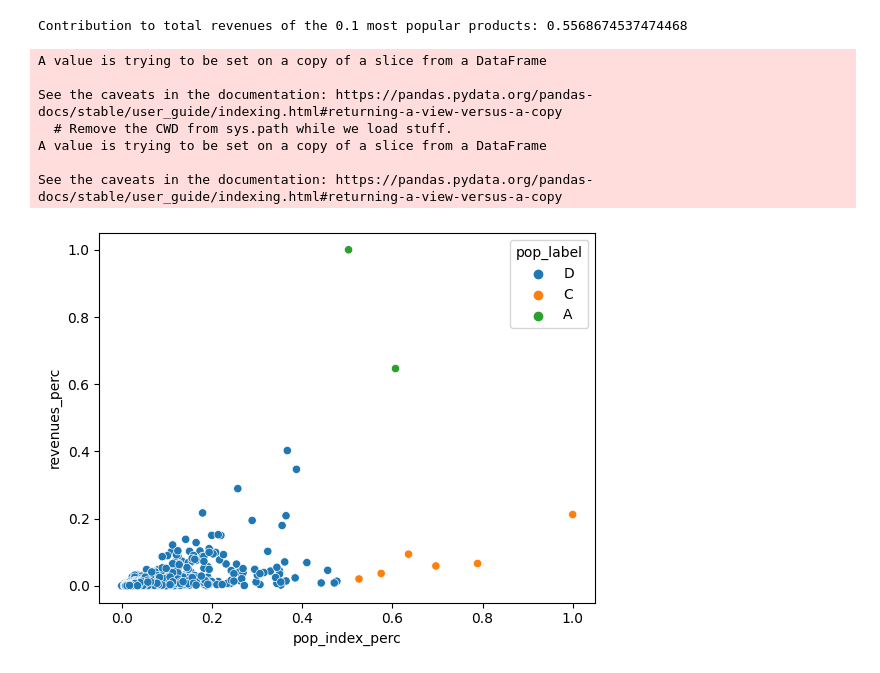
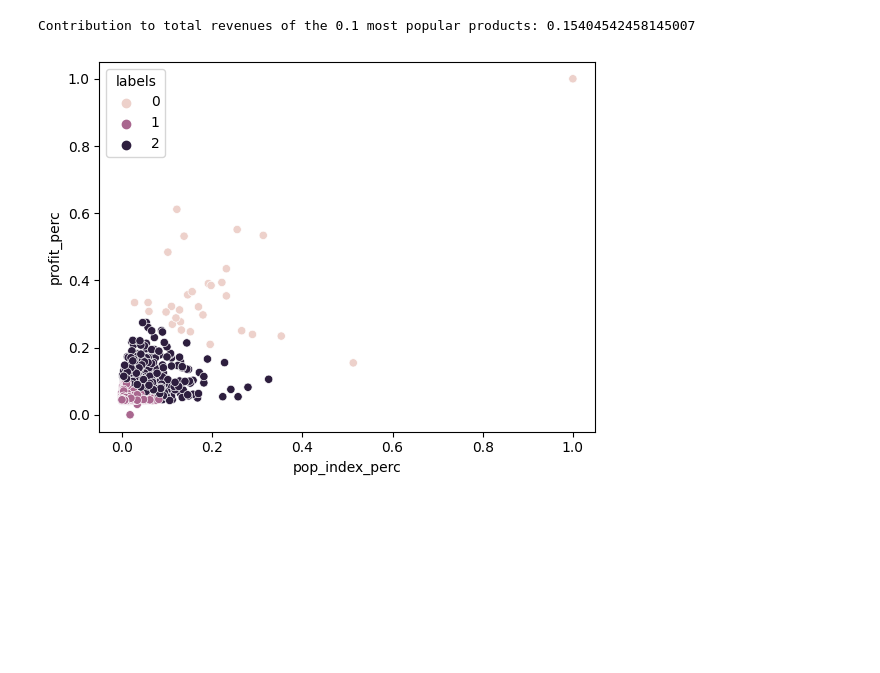
Before and after one commit to vincenzojrs/Alkemy-Spark-Project, a Jupyter notebook: pop_index/task2.ipynb, the cells around one changed output. Cells and saved outputs as stored; diff of their text form; code cells hidden in the pictures; blank space fills up the shorter version.

```diff
--- a/pop_index/task2.ipynb
+++ b/pop_index/task2.ipynb
@@ -10,4 +7,9 @@ df["quarter"] = df.sale_date.dt.quarter
 # %%
+df = pd.read_csv('sales_data.csv')
+df['sale_date'] = pd.to_datetime(df['sale_date'])
+df["quarter"] = df.sale_date.dt.quarter
+df["profit"] = (df['regular_price'] - df['purchase_price']) * df['quantity']
+
 def myfunc(q):
 
     # Filtering by quarter
@@ -22,11 +24,10 @@ def myfunc(q):
                                             / (my_df_grouped['pop_index'].max() - my_df_grouped['pop_index'].min())
 
     # Compute the revenues index and scale it
-    my_df_grouped['revenues'] = my_df_grouped['quantity'] * my_df_grouped['sales_price']
-    my_df_grouped['revenues_perc'] = (my_df_grouped['revenues'] - my_df_grouped['revenues'].min())\
-                                            / (my_df_grouped['revenues'].max() - my_df_grouped['revenues'].min())
+    my_df_grouped['profit_perc'] = (my_df_grouped['profit'] - my_df_grouped['profit'].min())\
+                                            / (my_df_grouped['profit'].max() - my_df_grouped['profit'].min())
 
     my_df_grouped.reset_index(inplace = True)
     return my_df_grouped
 
-var = myfunc(4)
+var = myfunc(1)
@@ -34,12 +53,24 @@ var = myfunc(4)
 def ABC(X):
     top_ten = list(var[var['pop_index_perc'] > X].product_id.unique().tolist())
     my_df = var[var['product_id'].isin(top_ten)].reset_index(drop = True)
-    print('Contribution to total revenues of the {} most popular products:'.format(X), my_df.revenues.sum()/var.revenues.sum())
+    print('Contribution to total revenues of the {} most popular products:'.format(X), my_df.profit.sum()/var.profit.sum())
 ABC(0.1)
 # %% [output]
-Contribution to total revenues of the 0.1 most popular products: 0.5568674537474468
+Contribution to total revenues of the 0.1 most popular products: 0.15404542458145007
+# %%
+def vincolo_clustering():
+    #model = KMeans(n_clusters= 4,
+    #               init = 'random')
+    model = DBSCAN(eps = 0.05, metric = 'manhattan')
+    model.fit(var[['pop_index_perc', 'profit_perc']])
+    var['labels'] = model.labels_
+    sns.scatterplot(x = var['pop_index_perc'], y=var['profit_perc'], hue = var['labels'])
+
+vincolo_clustering()
+# %% [output]
+[figure, added]
 # %%
-def vincolo():
+def vincolo_manual():
 
     var['pop_label'] = 'D'
     for i in range(len(var)):
@@ -52,13 +83,4 @@ def vincolo():
 
     sns.scatterplot(data=var, x='pop_index_perc', y='revenues_perc', hue='pop_label')
 
-vincolo()
+vincolo_manual()
-# %% [output]
-A value is trying to be set on a copy of a slice from a DataFrame
-
-See the caveats in the documentation: https://pandas.pydata.org/pandas-docs/stable/user_guide/indexing.html#returning-a-view-versus-a-copy
-  # Remove the CWD from sys.path while we load stuff.
-A value is trying to be set on a copy of a slice from a DataFrame
-
-See the caveats in the documentation: https://pandas.pydata.org/pandas-docs/stable/user_guide/indexing.html#returning-a-view-versus-a-copy
-[figure, removed]
```
Also changed, not shown: parts of 6 cells of this notebook.
